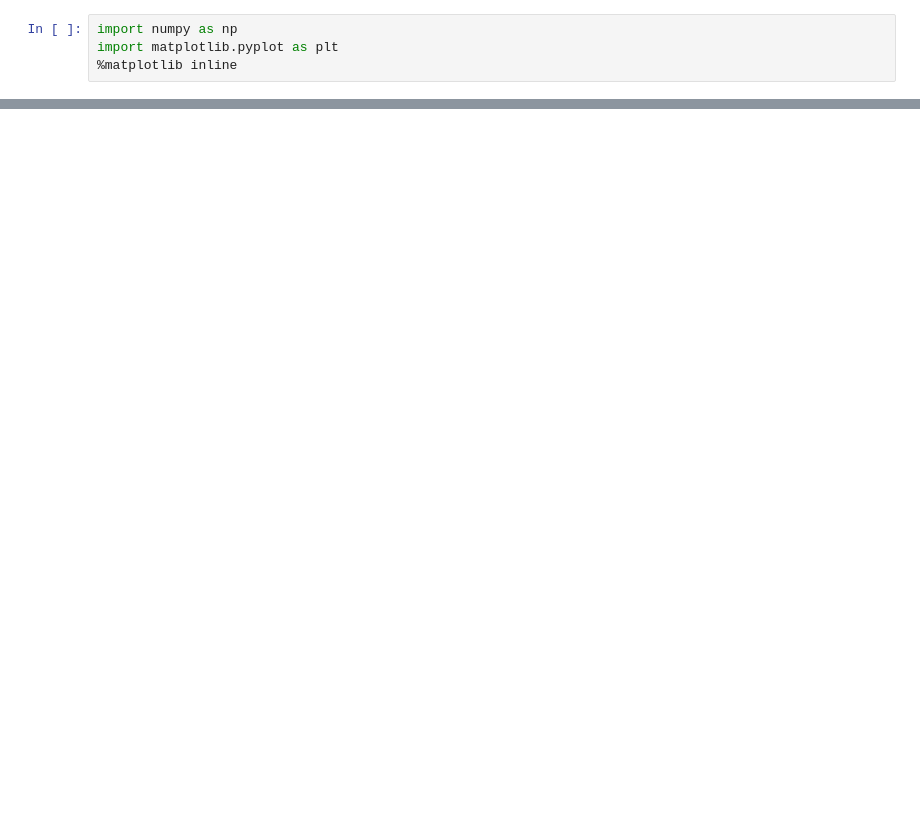
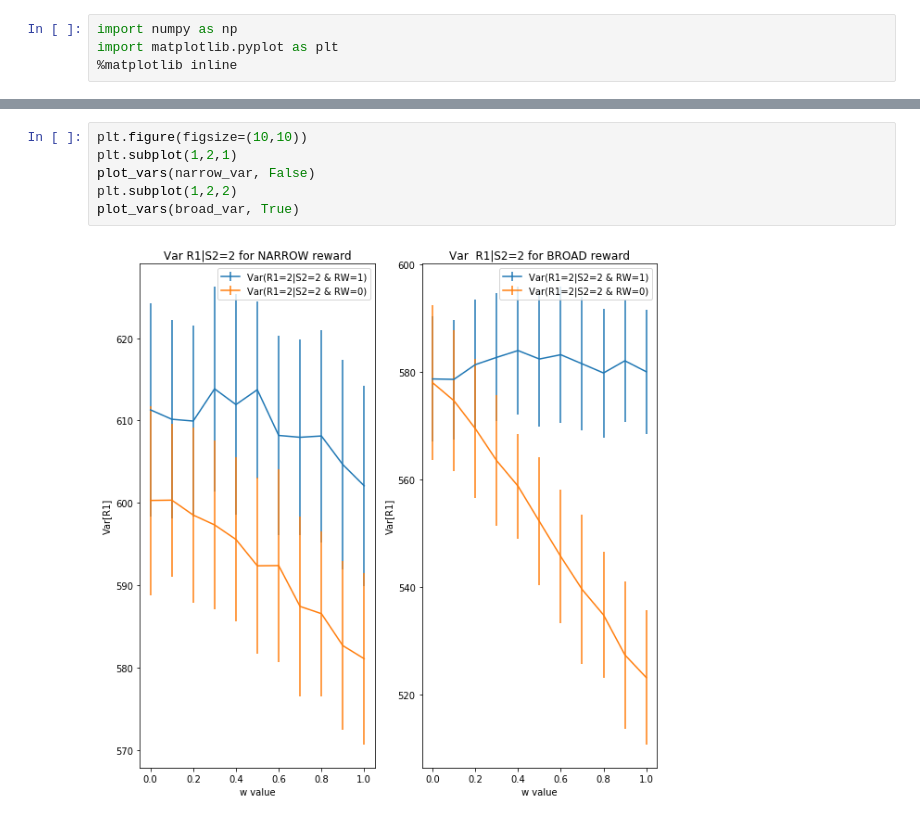
Before and after one commit to alsfilip/Empirical_Information_Bottleneck, a Jupyter notebook: Choice Variability.ipynb, the cells around one changed output, grey strips where cells are left out. Drawn from its saved outputs; the diff is of its cells as text; blank space fills up the shorter version.

```diff
--- a/Choice Variability.ipynb
+++ b/Choice Variability.ipynb
@@ -137,0 +99,8 @@ read_data
+# %%
+plt.figure(figsize=(10,10))
+plt.subplot(1,2,1)
+plot_vars(narrow_var, False)
+plt.subplot(1,2,2)
+plot_vars(broad_var, True)
+# %% [output]
+[figure, added]
```
Also changed, not shown: parts of 10 cells of this notebook, 3 other files.
